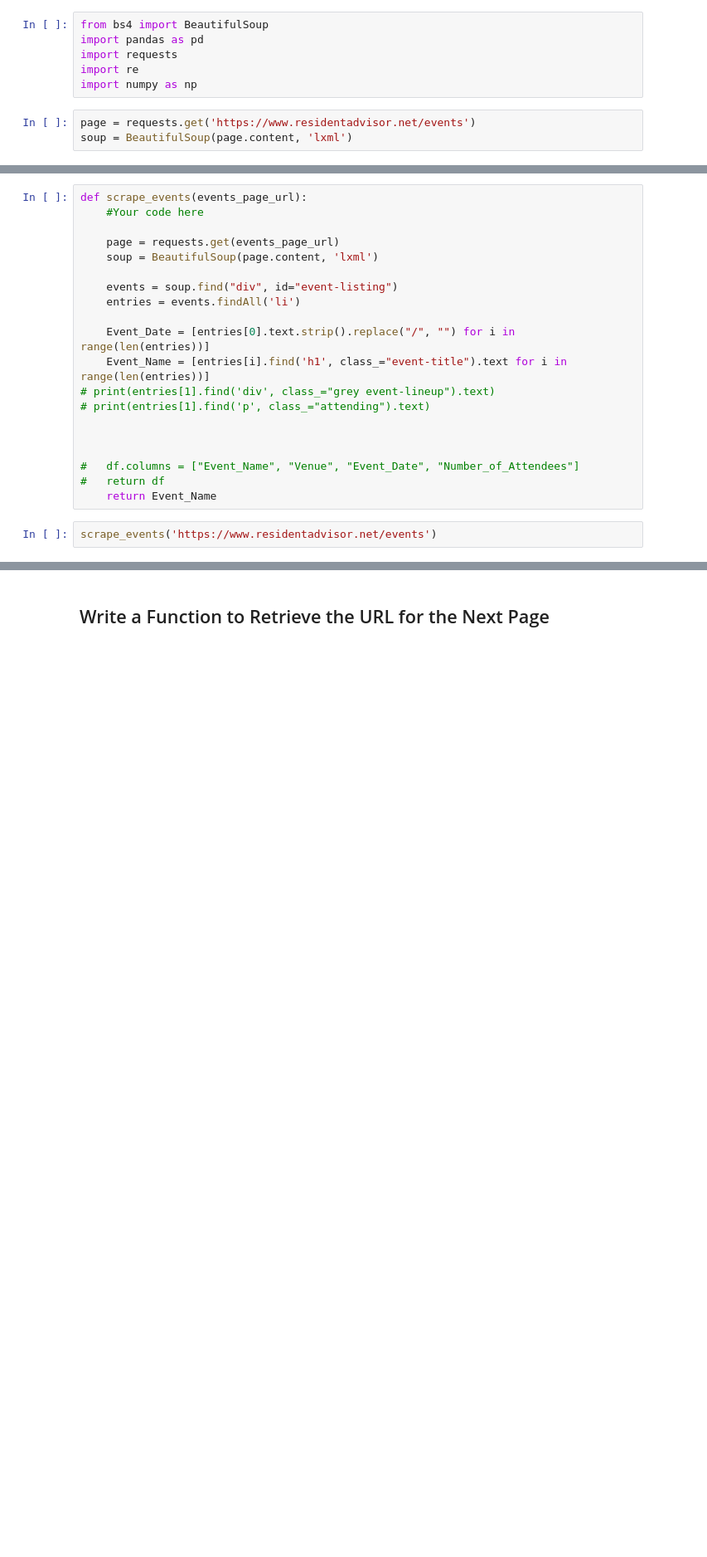
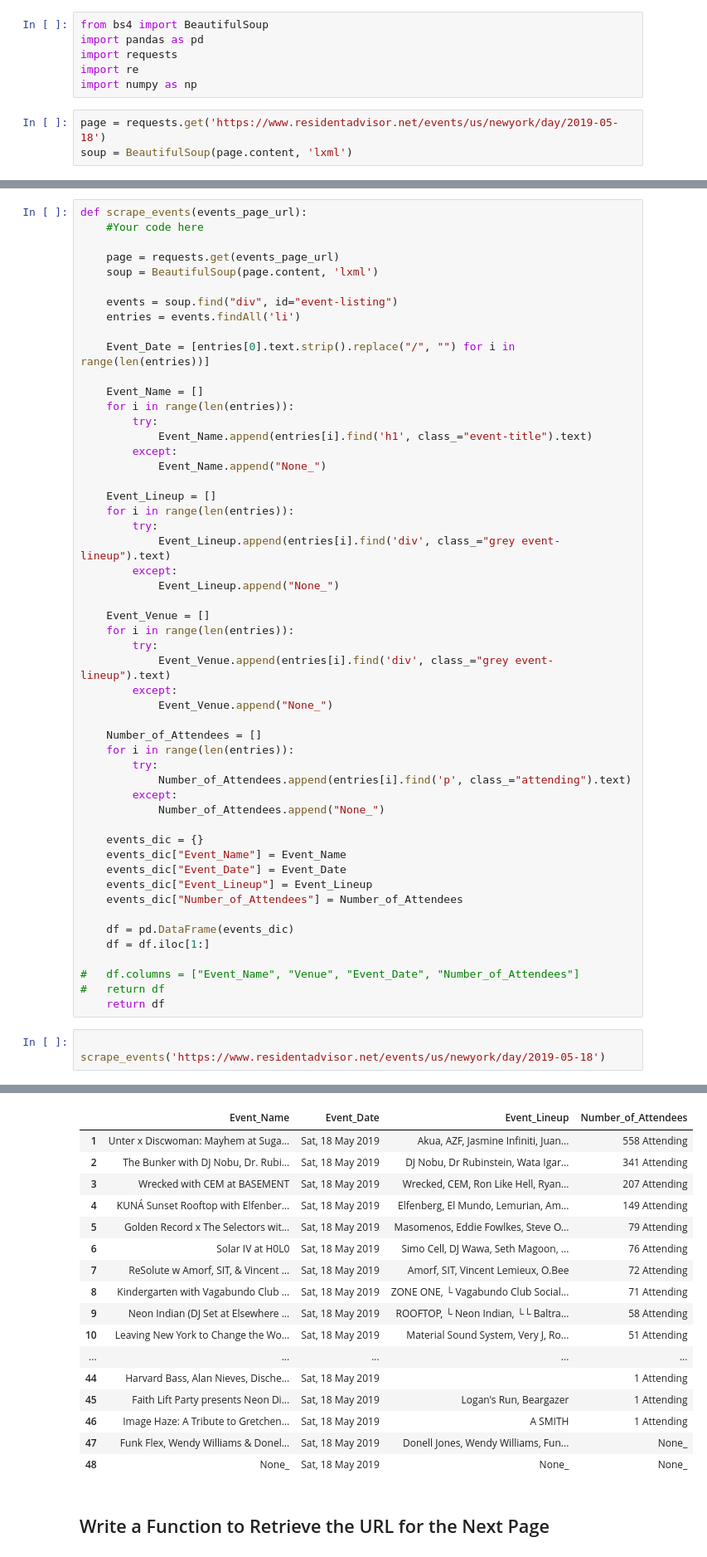
Before and after one commit to kemepley/dsc-scraping-concerts-lab-dc-ds-career-042219, a Jupyter notebook: Scraping Concerts Lab.ipynb, the cells around one changed output, grey strips where cells are left out. Shown at 83% size. Cells and saved outputs as stored; diff of their text form; blank space fills up the shorter version.

```diff
--- a/Scraping Concerts Lab.ipynb
+++ b/Scraping Concerts Lab.ipynb
@@ -32,7 +32,7 @@ import requests
 import re
 import numpy as np
 # %%
-page = requests.get('https://www.residentadvisor.net/events')
+page = requests.get('https://www.residentadvisor.net/events/us/newyork/day/2019-05-18')
 soup = BeautifulSoup(page.content, 'lxml')
 # %%
 events = soup.find("div", id="event-listing")
@@ -81,15 +87,48 @@ def scrape_events(events_page_url):
     entries = events.findAll('li')
 
     Event_Date = [entries[0].text.strip().replace("/", "") for i in range(len(entries))]
-    Event_Name = [entries[i].find('h1', class_="event-title").text for i in range(len(entries))]
-# print(entries[1].find('div', class_="grey event-lineup").text)
-# print(entries[1].find('p', class_="attending").text)
 
+    Event_Name = []
+    for i in range(len(entries)):
+        try:
+            Event_Name.append(entries[i].find('h1', class_="event-title").text)
+        except:
+            Event_Name.append("None_")
 
+    Event_Lineup = []
+    for i in range(len(entries)):
+        try:
+            Event_Lineup.append(entries[i].find('div', class_="grey event-lineup").text)
+        except:
+            Event_Lineup.append("None_")
+
+    Event_Venue = []
+    for i in range(len(entries)):
+        try:
+            Event_Venue.append(entries[i].find('div', class_="grey event-lineup").text)
+        except:
+            Event_Venue.append("None_")
+
+    Number_of_Attendees = []
+    for i in range(len(entries)):
+        try:
+            Number_of_Attendees.append(entries[i].find('p', class_="attending").text)
+        except:
+            Number_of_Attendees.append("None_")
+
+    events_dic = {}
+    events_dic["Event_Name"] = Event_Name
+    events_dic["Event_Date"] = Event_Date
+    events_dic["Event_Lineup"] = Event_Lineup
+    events_dic["Number_of_Attendees"] = Number_of_Attendees
+
+    df = pd.DataFrame(events_dic)
+    df = df.iloc[1:]
 
 #   df.columns = ["Event_Name", "Venue", "Event_Date", "Number_of_Attendees"]
 #   return df
-    return Event_Name
+    return df
 # %%
-scrape_events('https://www.residentadvisor.net/events')
+
+scrape_events('https://www.residentadvisor.net/events/us/newyork/day/2019-05-18')
 # %% [output]
@@ -97,3 +135,20 @@ AttributeError: 'NoneType' object has no attribute 'text'
+|  | Event_Name | Event_Date | Event_Lineup | Number_of_Attendees |
+| 1 | Unter x Discwoman: Mayhem at Suga... | Sat, 18 May 2019 | Akua, AZF, Jasmine Infiniti, Juan... | 558 Attending |
+| 2 | The Bunker with DJ Nobu, Dr. Rubi... | Sat, 18 May 2019 | DJ Nobu, Dr Rubinstein, Wata Igar... | 341 Attending |
+| 3 | Wrecked with CEM at BASEMENT | Sat, 18 May 2019 | Wrecked, CEM, Ron Like Hell, Ryan... | 207 Attending |
+| 4 | KUNÁ Sunset Rooftop with Elfenber... | Sat, 18 May 2019 | Elfenberg, El Mundo, Lemurian, Am... | 149 Attending |
+| 5 | Golden Record x The Selectors wit... | Sat, 18 May 2019 | Masomenos, Eddie Fowlkes, Steve O... | 79 Attending |
+| 6 | Solar IV at H0L0 | Sat, 18 May 2019 | Simo Cell, DJ Wawa, Seth Magoon, ... | 76 Attending |
+| 7 | ReSolute w Amorf, SIT, & Vincent ... | Sat, 18 May 2019 | Amorf, SIT, Vincent Lemieux, O.Bee | 72 Attending |
+| 8 | Kindergarten with Vagabundo Club ... | Sat, 18 May 2019 | ZONE ONE, └ Vagabundo Club Social... | 71 Attending |
+| 9 | Neon Indian (DJ Set at Elsewhere ... | Sat, 18 May 2019 | ROOFTOP, └ Neon Indian, └└ Baltra... | 58 Attending |
+| 10 | Leaving New York to Change the Wo... | Sat, 18 May 2019 | Material Sound System, Very J, Ro... | 51 Attending |
+| ... | ... | ... | ... | ... |
+| 44 | Harvard Bass, Alan Nieves, Dische... | Sat, 18 May 2019 |  | 1 Attending |
+| 45 | Faith Lift Party presents Neon Di... | Sat, 18 May 2019 | Logan's Run, Beargazer | 1 Attending |
+| 46 | Image Haze: A Tribute to Gretchen... | Sat, 18 May 2019 | A SMITH | 1 Attending |
+| 47 | Funk Flex, Wendy Williams & Donel... | Sat, 18 May 2019 | Donell Jones, Wendy Williams, Fun... | None_ |
+| 48 | None_ | Sat, 18 May 2019 | None_ | None_ |
 # %% [markdown]
 ## Write a Function to Retrieve the URL for the Next Page
 # %%
```
Also changed, not shown: parts of 8 cells of this notebook.
